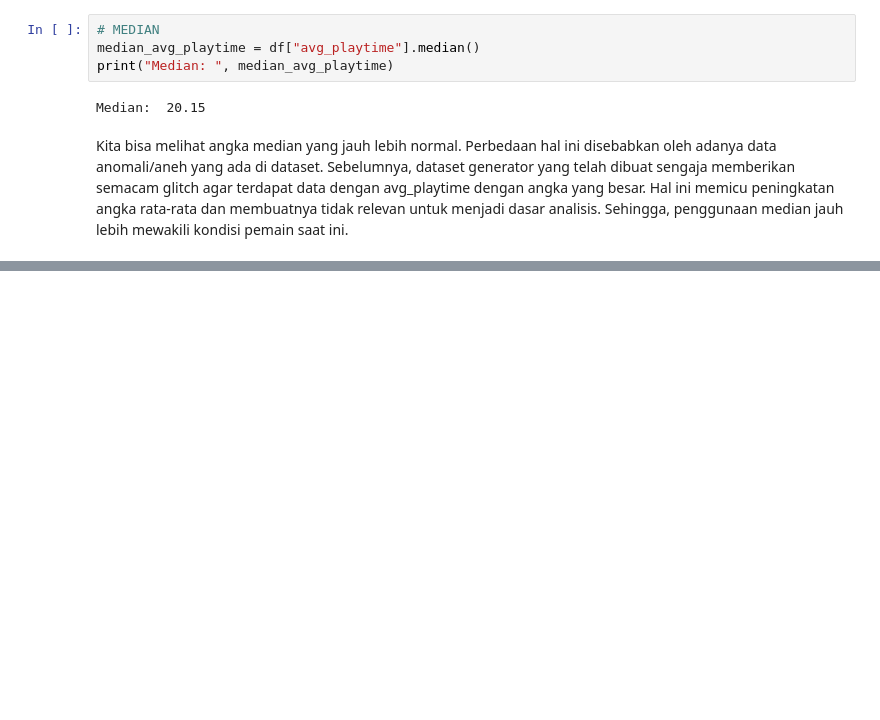
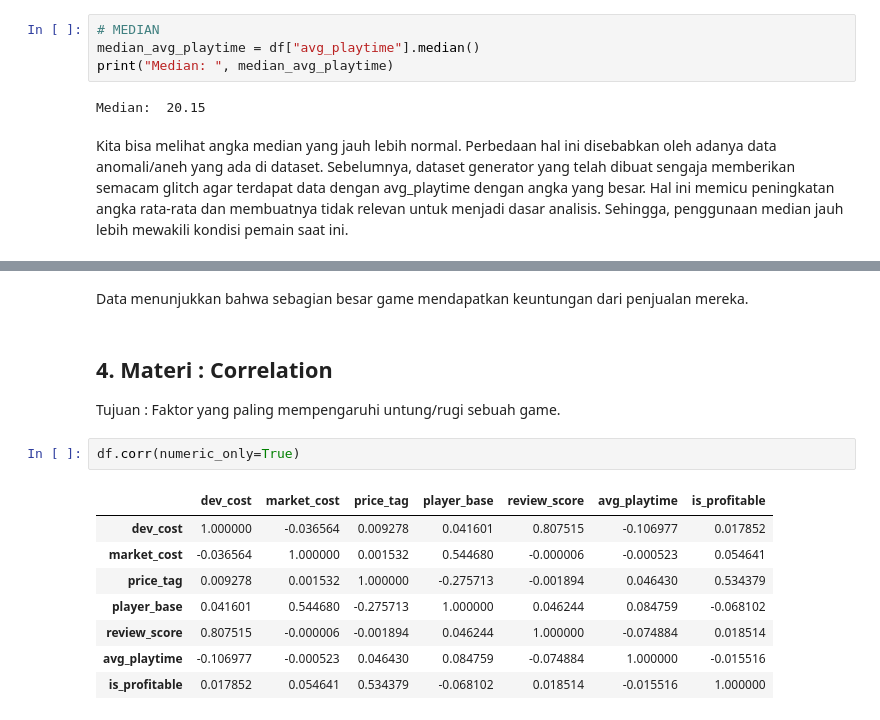
Before and after one commit to RyannPy/indie-game-business-insights, a Jupyter notebook: analysis.ipynb, the cells around one changed output, grey strips where cells are left out. Cells and saved outputs as stored; diff of their text form; blank space fills up the shorter version.

```diff
--- a/analysis.ipynb
+++ b/analysis.ipynb
@@ -96,0 +119,16 @@ Kita bisa melihat angka median yang jauh lebih normal. Perbedaan hal ini disebab
+# %% [markdown]
+Data menunjukkan bahwa sebagian besar game mendapatkan keuntungan dari penjualan mereka.
+# %% [markdown]
+## 4. Materi : Correlation
+Tujuan : Faktor yang paling mempengaruhi untung/rugi sebuah game.
+# %%
+df.corr(numeric_only=True)
+# %% [output]
+|  | dev_cost | market_cost | price_tag | player_base | review_score | avg_playtime | is_profitable |
+| dev_cost | 1.000000 | -0.036564 | 0.009278 | 0.041601 | 0.807515 | -0.106977 | 0.017852 |
+| market_cost | -0.036564 | 1.000000 | 0.001532 | 0.544680 | -0.000006 | -0.000523 | 0.054641 |
+| price_tag | 0.009278 | 0.001532 | 1.000000 | -0.275713 | -0.001894 | 0.046430 | 0.534379 |
+| player_base | 0.041601 | 0.544680 | -0.275713 | 1.000000 | 0.046244 | 0.084759 | -0.068102 |
+| review_score | 0.807515 | -0.000006 | -0.001894 | 0.046244 | 1.000000 | -0.074884 | 0.018514 |
+| avg_playtime | -0.106977 | -0.000523 | 0.046430 | 0.084759 | -0.074884 | 1.000000 | -0.015516 |
+| is_profitable | 0.017852 | 0.054641 | 0.534379 | -0.068102 | 0.018514 | -0.015516 | 1.000000 |
```
Also changed, not shown: parts of 11 cells of this notebook.
